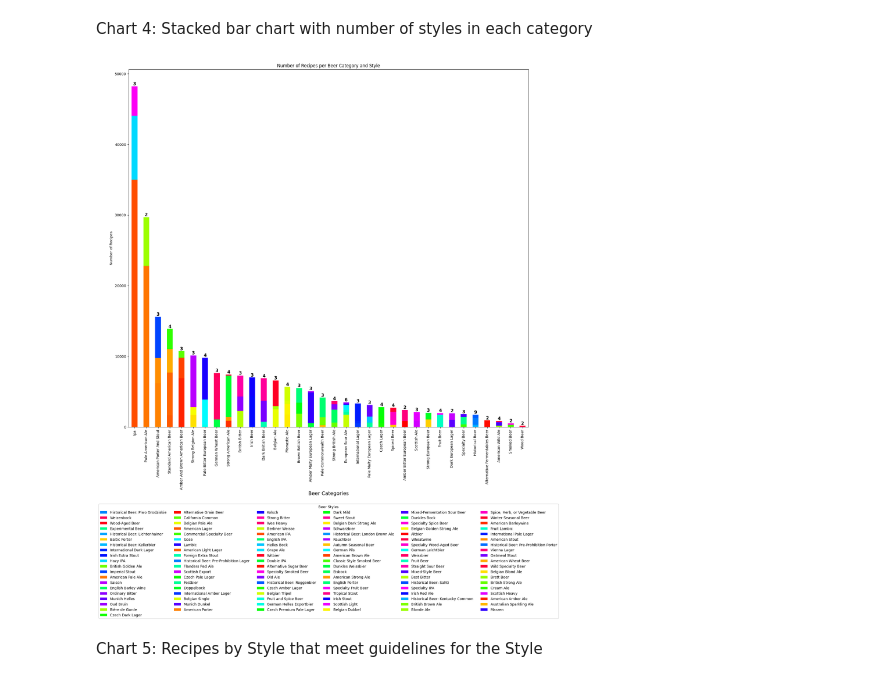
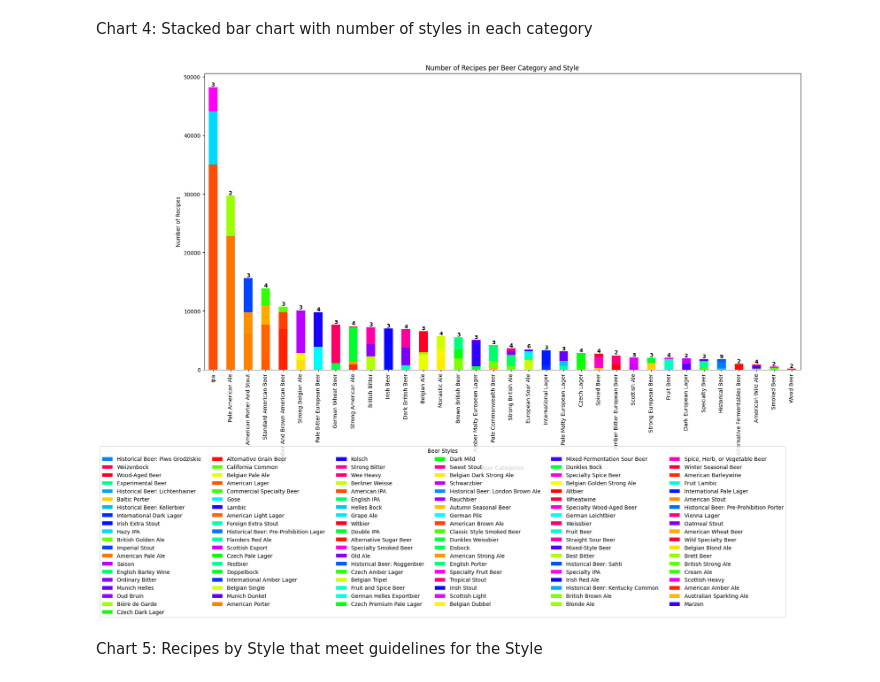
Before and after one commit to Redsoxin7/beer_recipes, a Jupyter notebook: Beer_Recipe_Analysis.ipynb, the cells around one changed output. Saved outputs shown, nothing was run; the diff lists cells and outputs as text; code cells hidden in the pictures.

```diff
--- a/Beer_Recipe_Analysis.ipynb
+++ b/Beer_Recipe_Analysis.ipynb
@@ -168,38 +177,38 @@ def stack_bar_category():
 
 # Sort categories by total count (largest first)
     category_style_counts = category_style_counts.loc[category_style_counts.sum(axis=1).sort_values(ascending=False).index]
 
 # Shuffle the style order randomly for the legend
     random.seed(42)
     shuffled_styles = list(category_style_counts.columns)
     random.shuffle(shuffled_styles)
 
 # Plot the stacked bar chart
-    fig, ax = plt.subplots(figsize=(20, 18))
+    fig, ax = plt.subplots(figsize=(20, 10))
     category_style_counts.plot(kind='bar', stacked=True, ax=ax, colormap='hsv')
 
-    plt.xlabel('Beer Categories', fontsize=14)
+    plt.xlabel('Beer Categories')
     plt.ylabel('Number of Recipes')
     plt.title('Number of Recipes per Beer Category and Style')
 
 # Count unique styles per category
     unique_styles_per_category = beer_recipes.groupby('Category')['Style'].nunique()
 
 # Add text annotations above bars
     for i, category in enumerate(category_style_counts.index):
-        ax.text(i, category_style_counts.loc[category].sum(), f"{int(unique_styles_per_category.loc[category])}", ha='center', va='bottom', fontsize=12, fontweight='bold')
+        ax.text(i, category_style_counts.loc[category].sum(), f"{int(unique_styles_per_category.loc[category])}", ha='center', va='bottom', fontsize=10, fontweight='bold')
 
 # Update legend with shuffled order
     handles, labels = ax.get_legend_handles_labels()
     shuffled_handles_labels = sorted(zip(handles, labels), key=lambda x: shuffled_styles.index(x[1]))
     handles, labels = zip(*shuffled_handles_labels)
-    ax.legend(handles, labels, title='Beer Styles', bbox_to_anchor=(.5, -0.21), loc='upper center', ncol=6)
+    ax.legend(handles, labels, title='Beer Styles', bbox_to_anchor=(.4, -0.25), loc='upper center', ncol=6)
 
     plt.show()
 
 stack_bar_category()
 # %% [output]
-[figure, old version]
+[figure, new version]
 # %% [markdown]
 Chart 5: Recipes by Style that meet guidelines for the Style
 # %%
```
Also changed, not shown: parts of 10 cells of this notebook.
